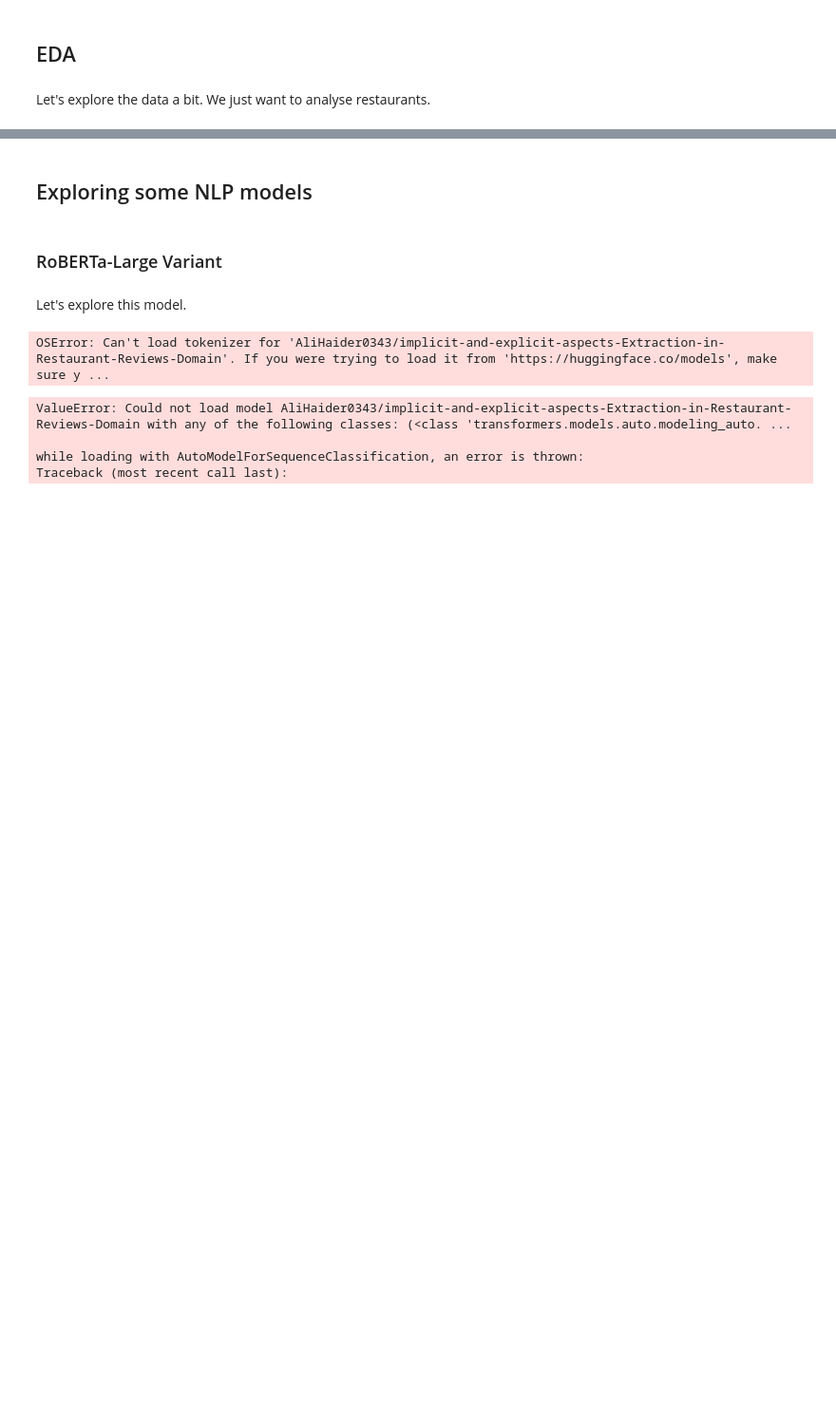
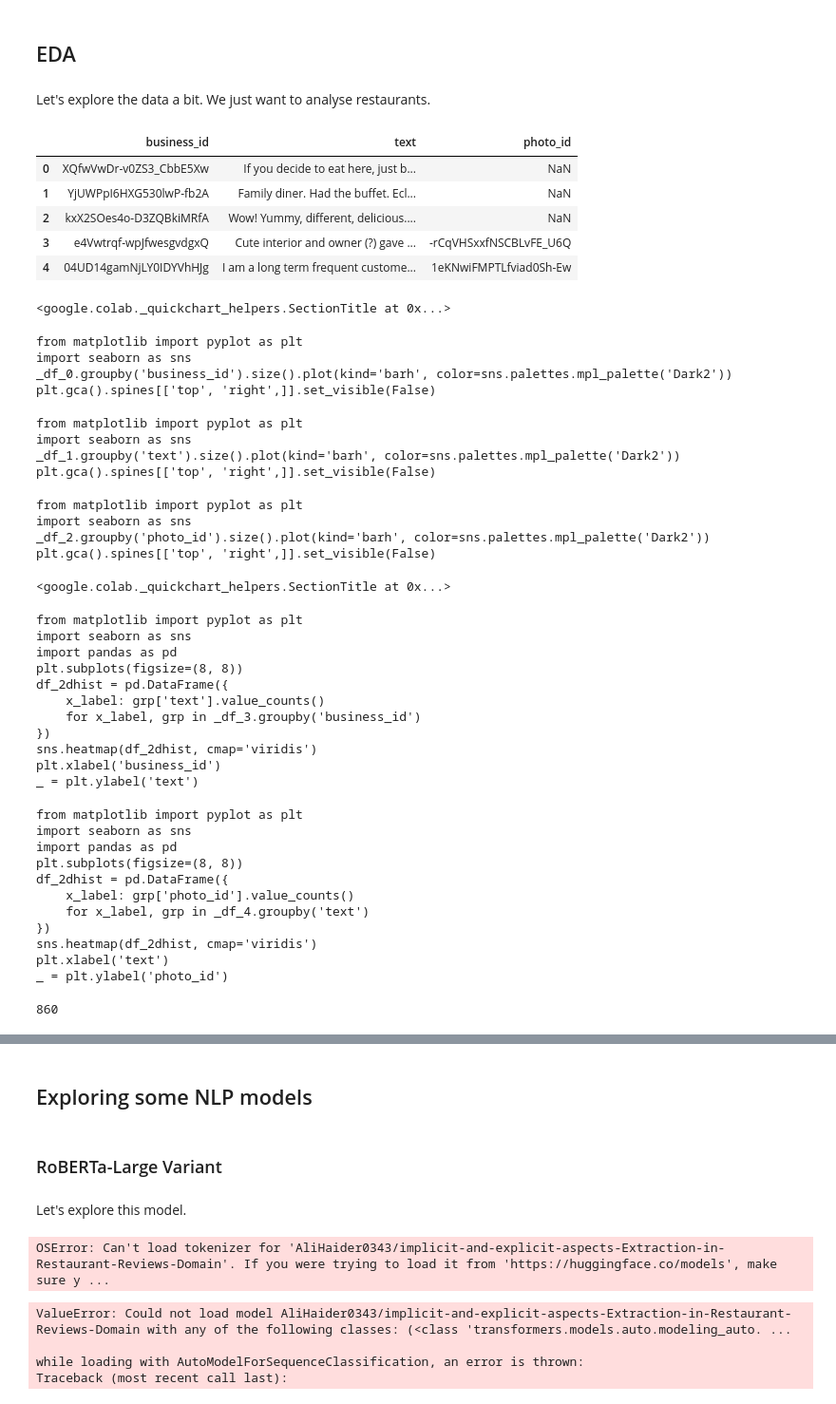
Before and after one commit to edsml-jv323/RestaurantReviews, a Jupyter notebook: IntroRestaurant.ipynb, the cells around one changed output, grey strips where cells are left out. Shown at 95% size. Saved outputs shown, nothing was run; the diff lists cells and outputs as text; code cells hidden in the pictures; blank space fills up the shorter version.

Commit message:
Creating csv and loading data

```diff
--- a/IntroRestaurant.ipynb
+++ b/IntroRestaurant.ipynb
@@ -82,3 +164,51 @@ df.to_csv(csv_file_path, index=False)
 # %%
 import pandas as pd
-data_merged = pd.read_csv("/content/drive/MyDrive/yelp_reviews.csv")
+
+# Load the first 2000 rows
+df = pd.read_csv('/content/drive/MyDrive/restaurant_reviews_with_photos.csv', nrows=2000)
+
+# Now df contains the first 2000 rows of your CSV file
+df.head()
+# %% [output]
+|  | business_id | text | photo_id |
+| 0 | XQfwVwDr-v0ZS3_CbbE5Xw | If you decide to eat here, just b... | NaN |
+| 1 | YjUWPpI6HXG530lwP-fb2A | Family diner. Had the buffet. Ecl... | NaN |
+| 2 | kxX2SOes4o-D3ZQBkiMRfA | Wow! Yummy, different, delicious.... | NaN |
+| 3 | e4Vwtrqf-wpJfwesgvdgxQ | Cute interior and owner (?) gave ... | -rCqVHSxxfNSCBLvFE_U6Q |
+| 4 | 04UD14gamNjLY0IDYVhHJg | I am a long term frequent custome... | 1eKNwiFMPTLfviad0Sh-Ew |
+<google.colab._quickchart_helpers.SectionTitle at 0x...>
+from matplotlib import pyplot as plt
+import seaborn as sns
+_df_0.groupby('business_id').size().plot(kind='barh', color=sns.palettes.mpl_palette('Dark2'))
+plt.gca().spines[['top', 'right',]].set_visible(False)
+from matplotlib import pyplot as plt
+import seaborn as sns
+_df_1.groupby('text').size().plot(kind='barh', color=sns.palettes.mpl_palette('Dark2'))
+plt.gca().spines[['top', 'right',]].set_visible(False)
+from matplotlib import pyplot as plt
+import seaborn as sns
+_df_2.groupby('photo_id').size().plot(kind='barh', color=sns.palettes.mpl_palette('Dark2'))
+plt.gca().spines[['top', 'right',]].set_visible(False)
+<google.colab._quickchart_helpers.SectionTitle at 0x...>
+from matplotlib import pyplot as plt
+import seaborn as sns
+import pandas as pd
+plt.subplots(figsize=(8, 8))
+df_2dhist = pd.DataFrame({
+    x_label: grp['text'].value_counts()
+    for x_label, grp in _df_3.groupby('business_id')
+})
+sns.heatmap(df_2dhist, cmap='viridis')
+plt.xlabel('business_id')
+_ = plt.ylabel('text')
+from matplotlib import pyplot as plt
+import seaborn as sns
+import pandas as pd
+plt.subplots(figsize=(8, 8))
+df_2dhist = pd.DataFrame({
+    x_label: grp['photo_id'].value_counts()
+    for x_label, grp in _df_4.groupby('text')
+})
+sns.heatmap(df_2dhist, cmap='viridis')
+plt.xlabel('text')
+_ = plt.ylabel('photo_id')
@@ -103,0 +215,4 @@ sorted_df = final_df.sort_values(by='business_id', ascending=True)
+# %%
+df['photo_id'].isnull()
+# %% [output]
+860
```
Also changed, not shown: parts of 22 cells of this notebook.
